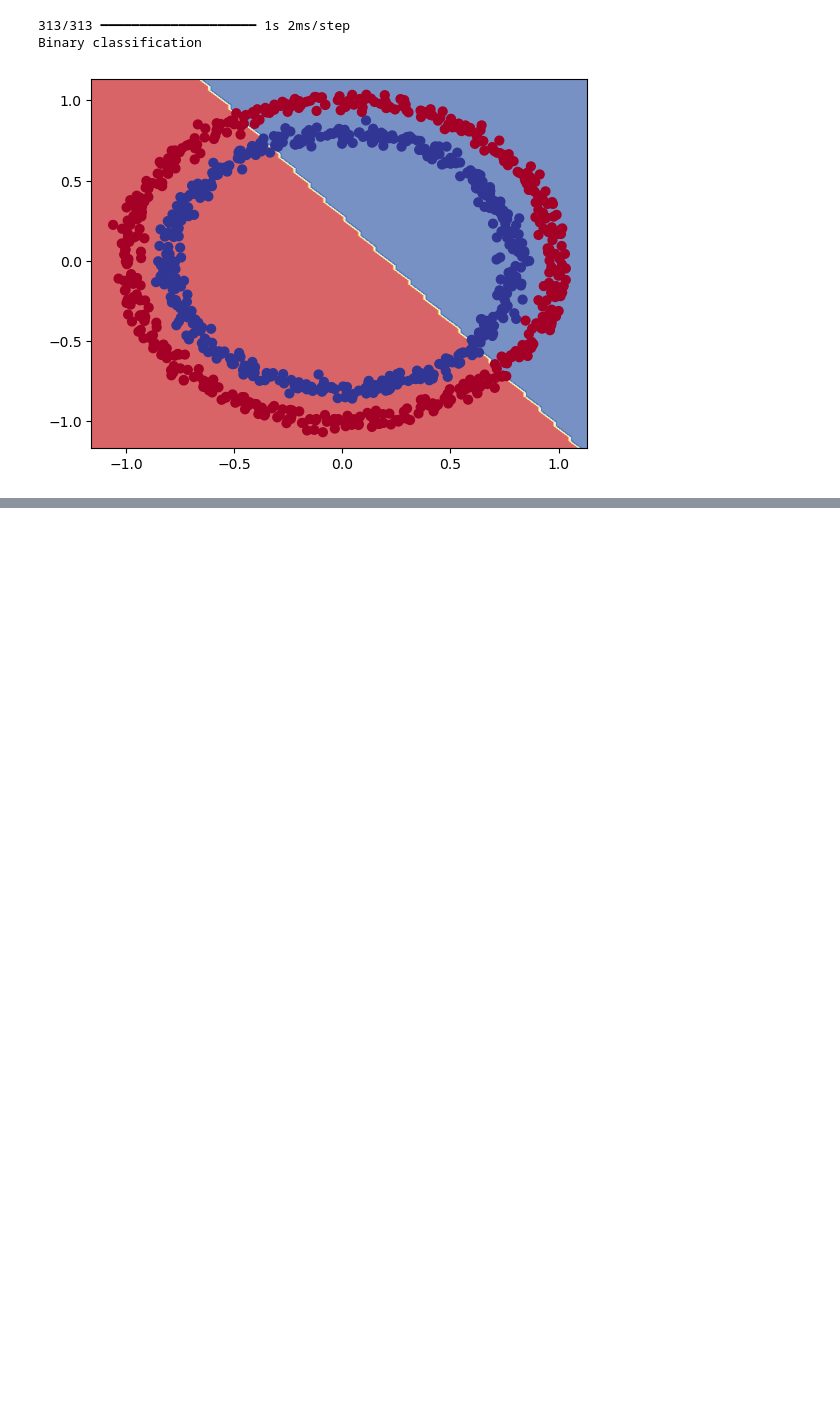
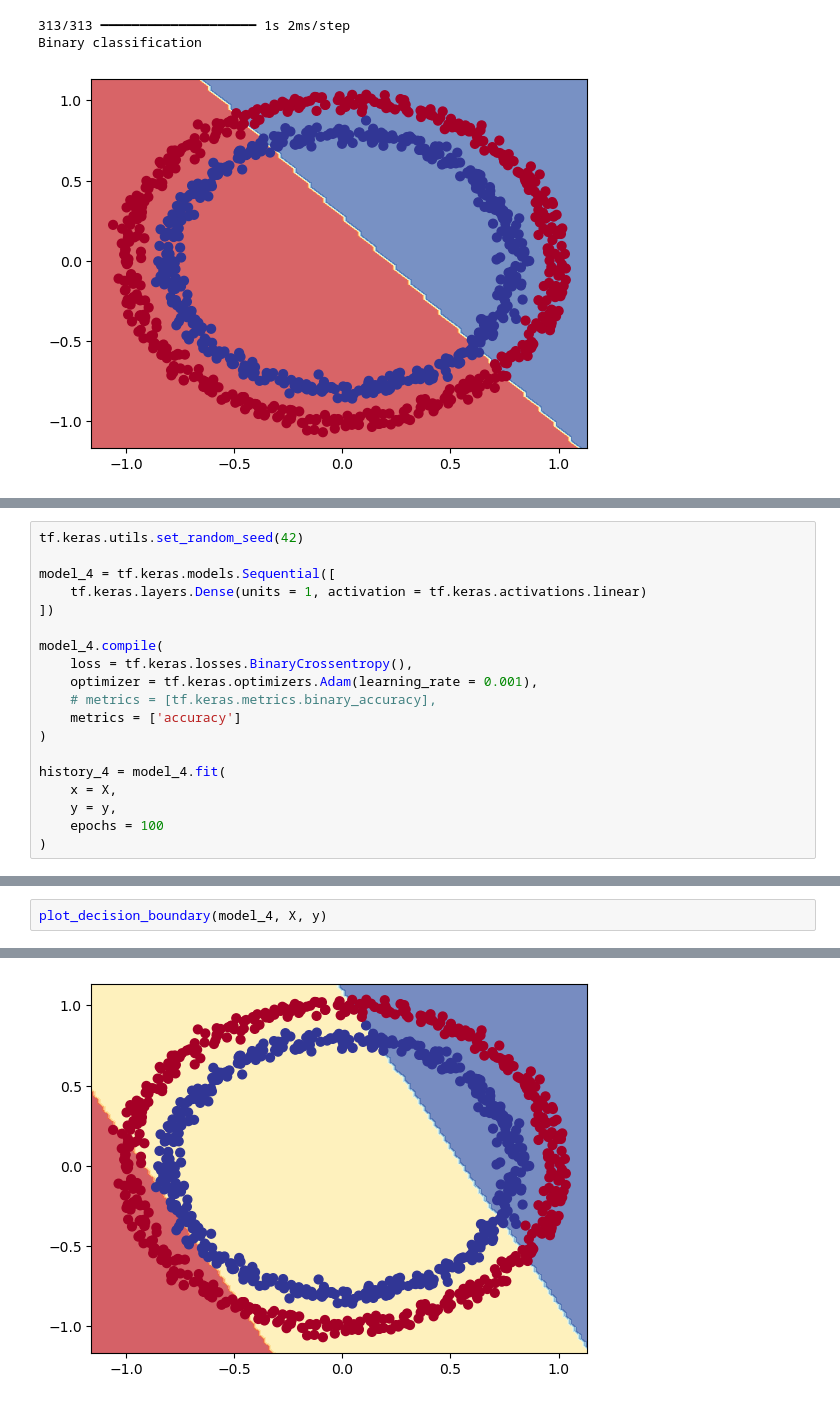
Before and after one commit to alchemistbg/udemy-tensorflow-developer-certificate-bootcamp, a Jupyter notebook: Section-04/Classification_with_tensorflow.ipynb, the cells around one changed output, grey strips where cells are left out. Drawn from its saved outputs; the diff is of its cells as text; blank space fills up the shorter version.

```diff
--- a/Section-04/Classification_with_tensorflow.ipynb
+++ b/Section-04/Classification_with_tensorflow.ipynb
@@ -279,0 +350,19 @@ Binary classification
+# %%
+tf.keras.utils.set_random_seed(42)
+
+model_4 = tf.keras.models.Sequential([
+    tf.keras.layers.Dense(units = 1, activation = tf.keras.activations.linear)
+])
+
+model_4.compile(
+    loss = tf.keras.losses.BinaryCrossentropy(),
+    optimizer = tf.keras.optimizers.Adam(learning_rate = 0.001),
+    # metrics = [tf.keras.metrics.binary_accuracy],
+    metrics = ['accuracy']
+)
+
+history_4 = model_4.fit(
+    x = X,
+    y = y,
+    epochs = 100
+)
@@ -279,0 +387,3 @@ Binary classification
+# %%
+plot_decision_boundary(model_4, X, y)
+# %% [output]
@@ -279,0 +393 @@ Binary classification
+[figure, added]
```
Also changed, not shown: parts of 20 cells of this notebook.
